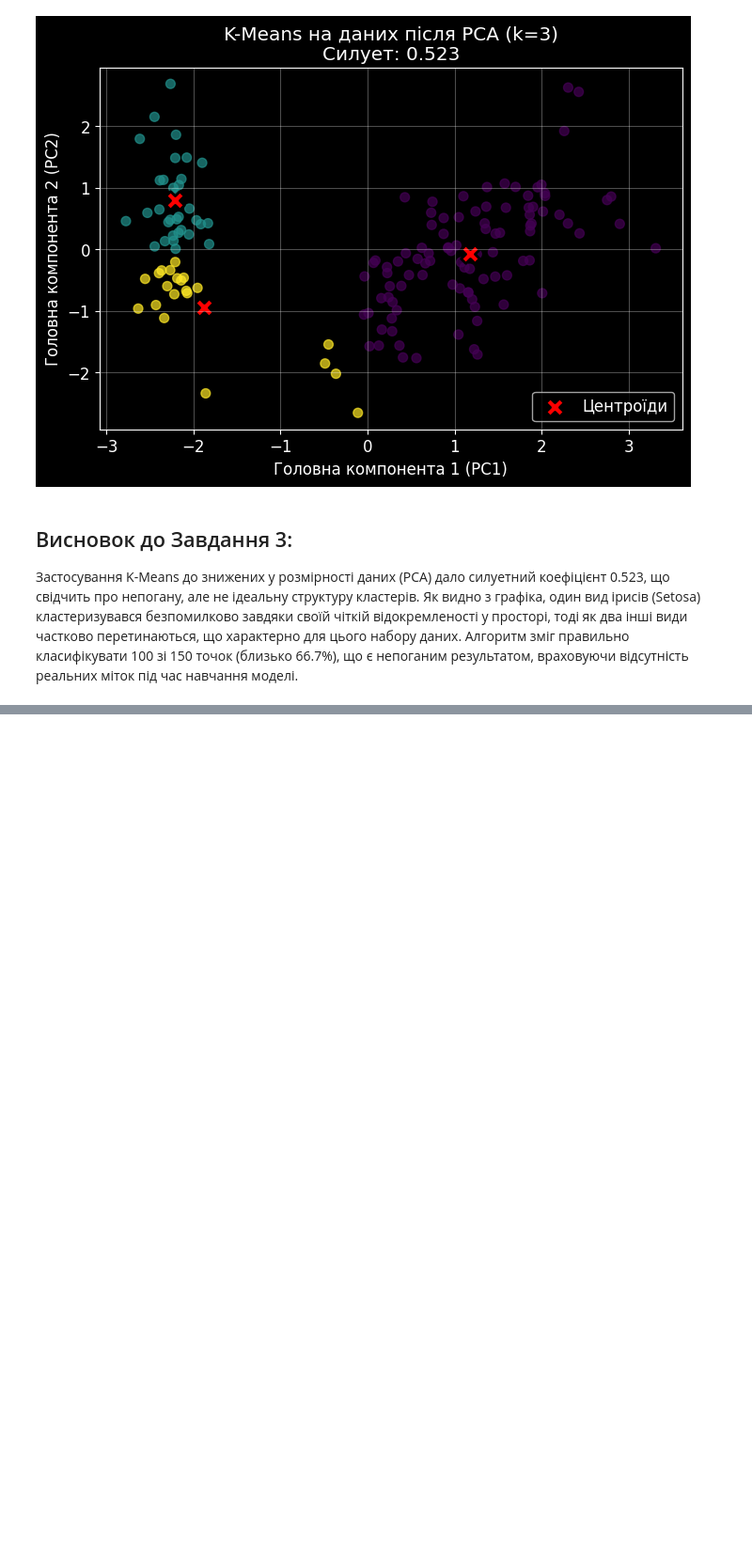
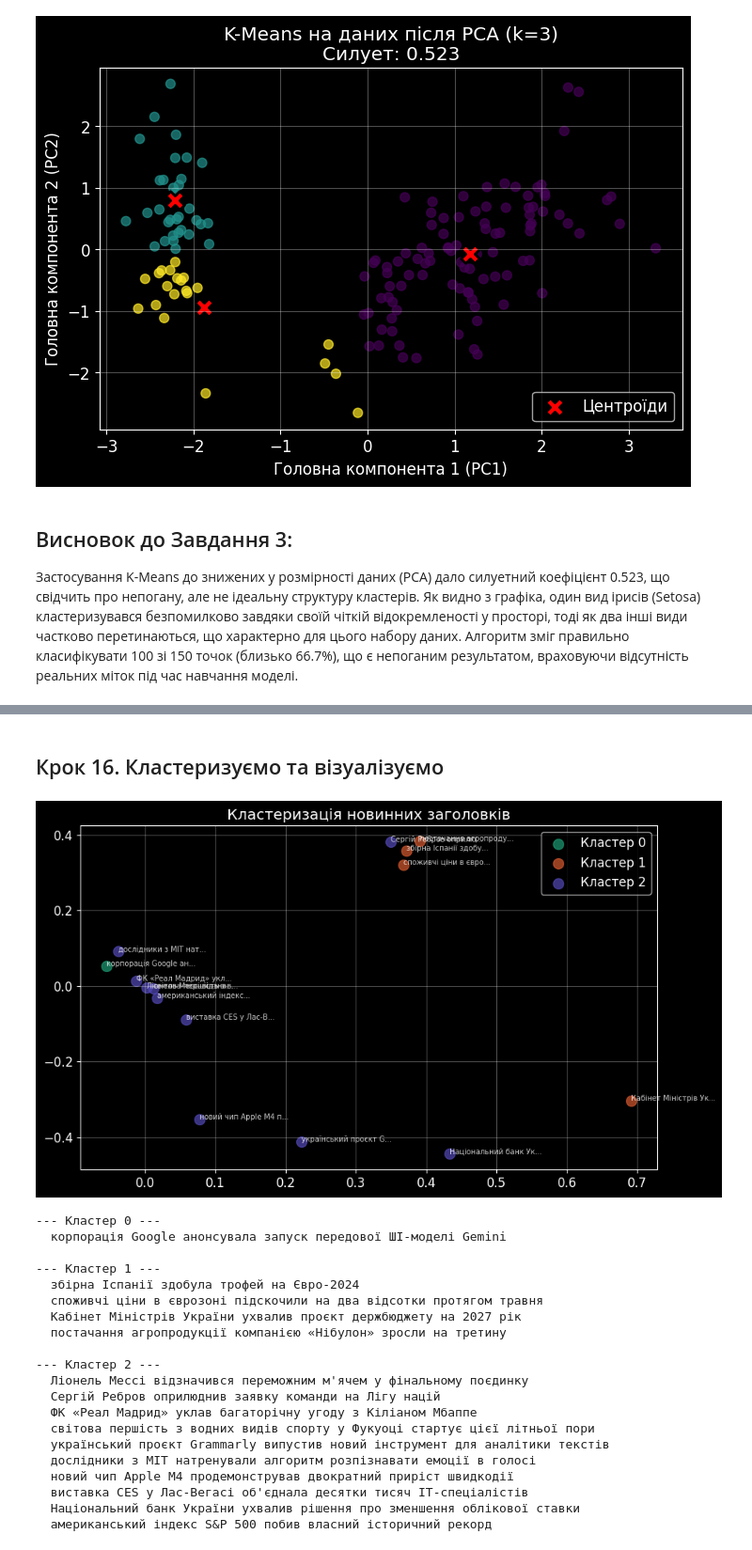
Before and after one commit to Egorkud/machine-learning-2026, a Jupyter notebook: Clasterisation.ipynb, the cells around one changed output, grey strips where cells are left out. Shown at 94% size. Drawn from its saved outputs; the diff is of its cells as text; code cells hidden in the pictures; blank space fills up the shorter version.

```diff
--- a/Clasterisation.ipynb
+++ b/Clasterisation.ipynb
@@ -459,0 +533,61 @@ plt.show()
+# %% [markdown]
+## Крок 16. Кластеризуємо та візуалізуємо
+# %%
+from sklearn.decomposition import TruncatedSVD
+import matplotlib.pyplot as plt
+from sklearn.cluster import KMeans
+
+# Зменшуємо розмірність для візуалізації (TruncatedSVD — аналог PCA для розріджених матриць)
+svd = TruncatedSVD(n_components=2, random_state=42)
+X_text_2d = svd.fit_transform(X_text)
+
+# K-Means кластеризація
+km_text = KMeans(n_clusters=3, random_state=42)
+text_labels = km_text.fit_predict(X_text)
+
+# Візуалізація
+plt.figure(figsize=(10, 6))
+colors = ['#1D9E75', '#D85A30', '#534AB7']
+for i in range(3):
+    mask = text_labels == i
+    plt.scatter(X_text_2d[mask, 0], X_text_2d[mask, 1],
+               color=colors[i], s=100, alpha=0.7, label=f'Кластер {i}')
+
+# Підписуємо точки
+for i, txt in enumerate(headlines):
+    plt.annotate(txt[:20] + '...', (X_text_2d[i, 0], X_text_2d[i, 1]),
+                 fontsize=7, alpha=0.8)
+
+plt.title('Кластеризація новинних заголовків')
+plt.legend()
+plt.grid(True, alpha=0.3)
+plt.show()
+
+# Виведемо кластери
+for c in range(3):
+    print(f'\n--- Кластер {c} ---')
+    for i, h in enumerate(headlines):
+        if text_labels[i] == c:
+            print(f'  {h}')
+# %% [output]
+[figure, added]
+--- Кластер 0 ---
+  корпорація Google анонсувала запуск передової ШІ-моделі Gemini
+
+--- Кластер 1 ---
+  збірна Іспанії здобула трофей на Євро-2024
+  споживчі ціни в єврозоні підскочили на два відсотки протягом травня
+  Кабінет Міністрів України ухвалив проєкт держбюджету на 2027 рік
+  постачання агропродукції компанією «Нібулон» зросли на третину
+
+--- Кластер 2 ---
+  Ліонель Мессі відзначився переможним м'ячем у фінальному поєдинку
+  Сергій Ребров оприлюднив заявку команди на Лігу націй
+  ФК «Реал Мадрид» уклав багаторічну угоду з Кіліаном Мбаппе
+  світова першість з водних видів спорту у Фукуоці стартує цієї літньої пори
+  український проєкт Grammarly випустив новий інструмент для аналітики текстів
+  дослідники з MIT натренували алгоритм розпізнавати емоції в голосі
+  новий чип Apple M4 продемонстрував двократний приріст швидкодії
+  виставка CES у Лас-Вегасі об'єднала десятки тисяч IT-спеціалістів
+  Національний банк України ухвалив рішення про зменшення облікової ставки
+  американський індекс S&P 500 побив власний історичний рекорд
```
Also changed, not shown: parts of 8 cells of this notebook.
